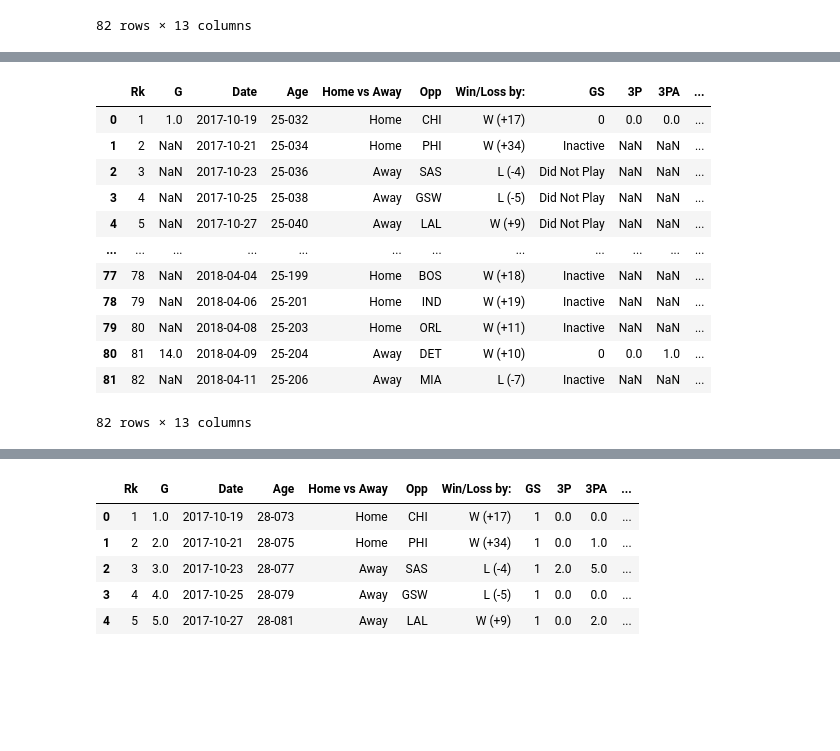
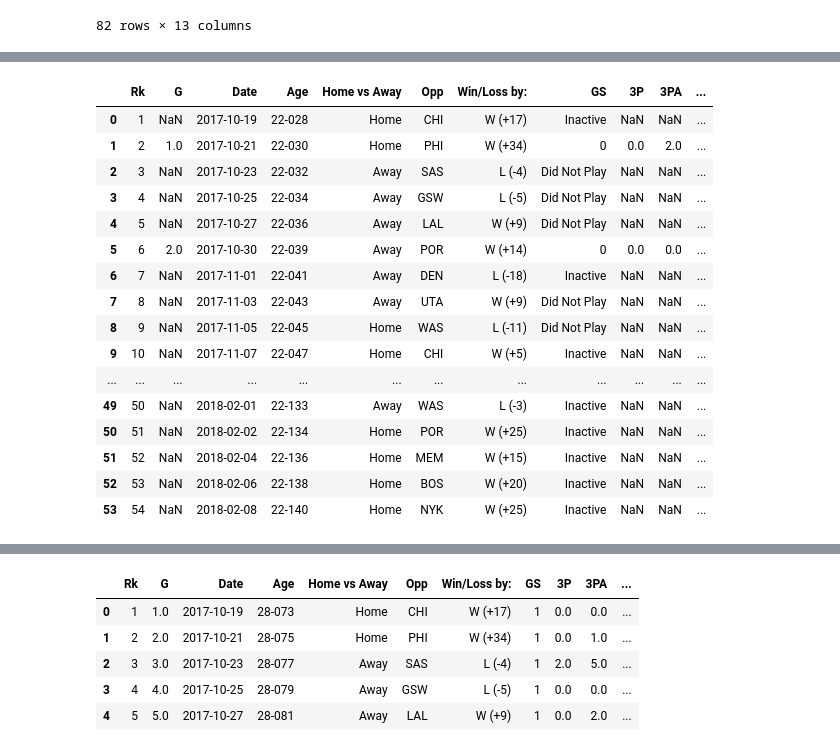
Before and after one commit to jferna73/project-one-, a Jupyter notebook: Data- Daniel/2017-2018 DataFrame.ipynb, the cells around one changed output, grey strips where cells are left out. Saved outputs shown, nothing was run; the diff lists cells and outputs as text; code cells hidden in the pictures; blank space fills up the shorter version.

```diff
--- a/Data- Daniel/2017-2018 DataFrame.ipynb
+++ b/Data- Daniel/2017-2018 DataFrame.ipynb
@@ -552,34 +587,44 @@ malachi_richardson_df
 # %%
-alfonzo_mckinnie_df = alfonzo_mckinnie.drop(columns = ['FT', 'FTA', 'FT%', 'ORB',
+# take only the games where player played on the RAPTORS
+bruno_cabaclo_df = bruno_cabaclo.loc[bruno_cabaclo['Tm'] == "TOR", :]
+
+# Drop the unwanted columns
+bruno_cabaclo_df = bruno_cabaclo_df.drop(columns = ['FT', 'FTA', 'FT%', 'ORB',
        'DRB', 'TRB', 'AST', 'STL', 'BLK', 'TOV', 'PF', 'PTS', 'GmSc', '+/-','MP', 'FG','FGA','FG%', 'Tm'])
-alfonzo_mckinnie_df['Date'] = pd.to_datetime(alfonzo_mckinnie_df['Date'], format = "%Y-%m-%d")
-alfonzo_mckinnie_df['Time Rested'] = kyle_df['Time Rested']
+bruno_cabaclo_df['Date'] = pd.to_datetime(bruno_cabaclo_df['Date'], format = "%Y-%m-%d")
+bruno_cabaclo_df['Date2'] = bruno_cabaclo_df['Date'].shift(+1)
+bruno_cabaclo_df['Time Rested'] = (bruno_cabaclo_df['Date'] - bruno_cabaclo_df['Date2']).dt.days
+bruno_cabaclo_df = bruno_cabaclo_df.drop(columns=['Date2'])
 
 # rename the unnamed columns for better clarification
-alfonzo_mckinnie_df = alfonzo_mckinnie_df.rename(columns = {"Unnamed: 5": "Home vs Away", "Unnamed: 7": "Win/Loss by:"})
+bruno_cabaclo_df = bruno_cabaclo_df.rename(columns = {"Unnamed: 5": "Home vs Away", "Unnamed: 7": "Win/Loss by:"})
 
 # replace the NaN values in the speicifc columns
-alfonzo_mckinnie_df['Home vs Away'].fillna("Home",inplace=True)
-alfonzo_mckinnie_df['Time Rested'].fillna("N/A", inplace = True)
+bruno_cabaclo_df['Home vs Away'].fillna("Home",inplace=True)
+bruno_cabaclo_df['Time Rested'].fillna("N/A", inplace = True)
 
 # replace the value in the column
-alfonzo_mckinnie_df= alfonzo_mckinnie_df.replace(to_replace = "@", value = "Away")
+bruno_cabaclo_df= bruno_cabaclo_df.replace(to_replace = "@", value = "Away")
 
 # Input player name to the end of the dataFrame
-alfonzo_mckinnie_df['Name'] = "Alfonzo Mckinnie"
-alfonzo_mckinnie_df
+bruno_cabaclo_df['Name'] = "Bruno Cabaclo"
+bruno_cabaclo_df
 # %% [output]
 |  | Rk | G | Date | Age | Home vs Away | Opp | Win/Loss by: | GS | 3P | 3PA | ... |
-| 0 | 1 | 1.0 | 2017-10-19 | 25-032 | Home | CHI | W (+17) | 0 | 0.0 | 0.0 | ... |
-| 1 | 2 | NaN | 2017-10-21 | 25-034 | Home | PHI | W (+34) | Inactive | NaN | NaN | ... |
-| 2 | 3 | NaN | 2017-10-23 | 25-036 | Away | SAS | L (-4) | Did Not Play | NaN | NaN | ... |
-| 3 | 4 | NaN | 2017-10-25 | 25-038 | Away | GSW | L (-5) | Did Not Play | NaN | NaN | ... |
-| 4 | 5 | NaN | 2017-10-27 | 25-040 | Away | LAL | W (+9) | Did Not Play | NaN | NaN | ... |
+| 0 | 1 | NaN | 2017-10-19 | 22-028 | Home | CHI | W (+17) | Inactive | NaN | NaN | ... |
+| 1 | 2 | 1.0 | 2017-10-21 | 22-030 | Home | PHI | W (+34) | 0 | 0.0 | 2.0 | ... |
+| 2 | 3 | NaN | 2017-10-23 | 22-032 | Away | SAS | L (-4) | Did Not Play | NaN | NaN | ... |
+| 3 | 4 | NaN | 2017-10-25 | 22-034 | Away | GSW | L (-5) | Did Not Play | NaN | NaN | ... |
+| 4 | 5 | NaN | 2017-10-27 | 22-036 | Away | LAL | W (+9) | Did Not Play | NaN | NaN | ... |
+| 5 | 6 | 2.0 | 2017-10-30 | 22-039 | Away | POR | W (+14) | 0 | 0.0 | 0.0 | ... |
+| 6 | 7 | NaN | 2017-11-01 | 22-041 | Away | DEN | L (-18) | Inactive | NaN | NaN | ... |
+| 7 | 8 | NaN | 2017-11-03 | 22-043 | Away | UTA | W (+9) | Did Not Play | NaN | NaN | ... |
+| 8 | 9 | NaN | 2017-11-05 | 22-045 | Home | WAS | L (-11) | Did Not Play | NaN | NaN | ... |
+| 9 | 10 | NaN | 2017-11-07 | 22-047 | Home | CHI | W (+5) | Inactive | NaN | NaN | ... |
 | ... | ... | ... | ... | ... | ... | ... | ... | ... | ... | ... | ... |
-| 77 | 78 | NaN | 2018-04-04 | 25-199 | Home | BOS | W (+18) | Inactive | NaN | NaN | ... |
-| 78 | 79 | NaN | 2018-04-06 | 25-201 | Home | IND | W (+19) | Inactive | NaN | NaN | ... |
-| 79 | 80 | NaN | 2018-04-08 | 25-203 | Home | ORL | W (+11) | Inactive | NaN | NaN | ... |
-| 80 | 81 | 14.0 | 2018-04-09 | 25-204 | Away | DET | W (+10) | 0 | 0.0 | 1.0 | ... |
-| 81 | 82 | NaN | 2018-04-11 | 25-206 | Away | MIA | L (-7) | Inactive | NaN | NaN | ... |
+| 49 | 50 | NaN | 2018-02-01 | 22-133 | Away | WAS | L (-3) | Inactive | NaN | NaN | ... |
+| 50 | 51 | NaN | 2018-02-02 | 22-134 | Home | POR | W (+25) | Inactive | NaN | NaN | ... |
+| 51 | 52 | NaN | 2018-02-04 | 22-136 | Home | MEM | W (+15) | Inactive | NaN | NaN | ... |
+| 52 | 53 | NaN | 2018-02-06 | 22-138 | Home | BOS | W (+20) | Inactive | NaN | NaN | ... |
+| 53 | 54 | NaN | 2018-02-08 | 22-140 | Home | NYK | W (+25) | Inactive | NaN | NaN | ... |
-82 rows × 13 columns
 # %%
```
Also changed, not shown: parts of 27 cells of this notebook, 1 other file.
